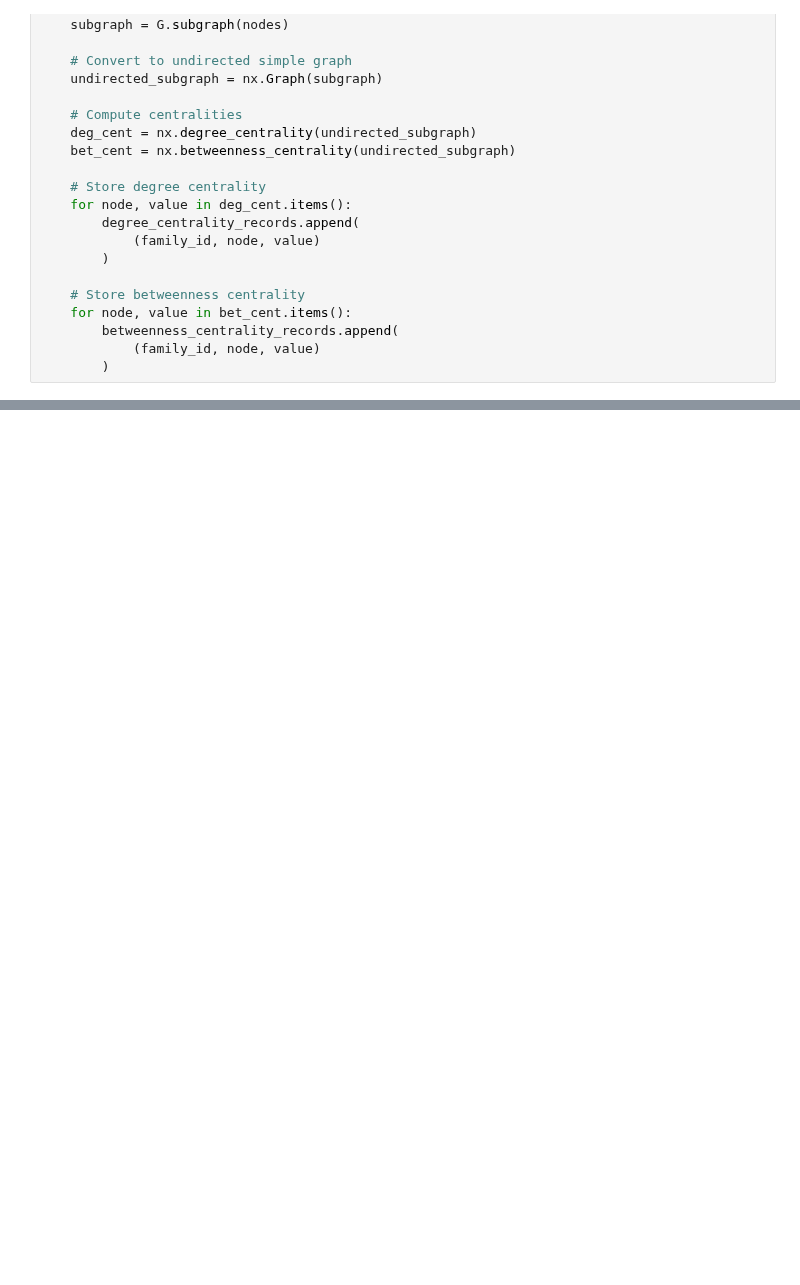
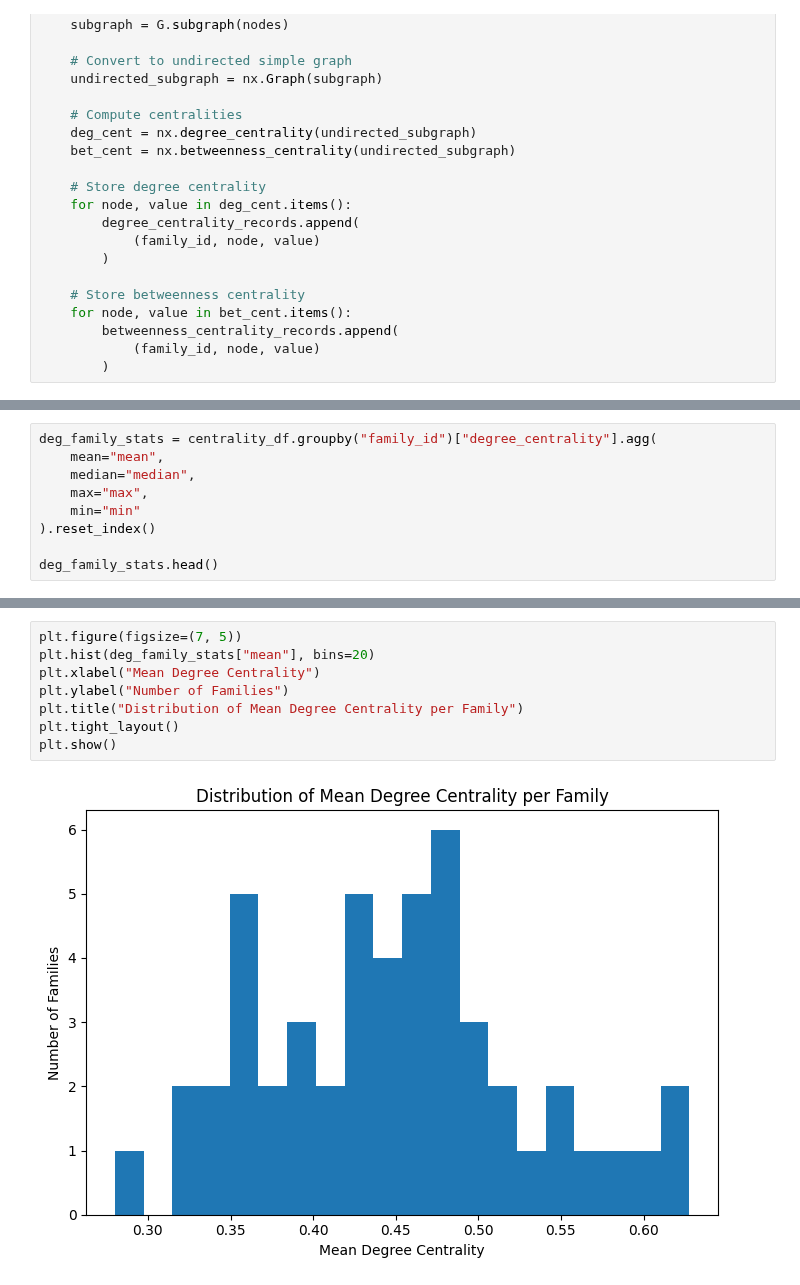
Before and after one commit to phanindragollapalli/A-Study-on-MetaFam-Knowledge-Graph, a Jupyter notebook: scripts/task-1.ipynb, the cells around one changed output, grey strips where cells are left out. Drawn from its saved outputs; the diff is of its cells as text; blank space fills up the shorter version.

```diff
--- a/scripts/task-1.ipynb
+++ b/scripts/task-1.ipynb
@@ -533,0 +609,9 @@ centrality_df.head()
+# %%
+deg_family_stats = centrality_df.groupby("family_id")["degree_centrality"].agg(
+    mean="mean",
+    median="median",
+    max="max",
+    min="min"
+).reset_index()
+
+deg_family_stats.head()
@@ -533,0 +641,10 @@ centrality_df.head()
+# %%
+plt.figure(figsize=(7, 5))
+plt.hist(deg_family_stats["mean"], bins=20)
+plt.xlabel("Mean Degree Centrality")
+plt.ylabel("Number of Families")
+plt.title("Distribution of Mean Degree Centrality per Family")
+plt.tight_layout()
+plt.show()
+# %% [output]
+[figure, added]
```
Also changed, not shown: parts of 54 cells of this notebook.
